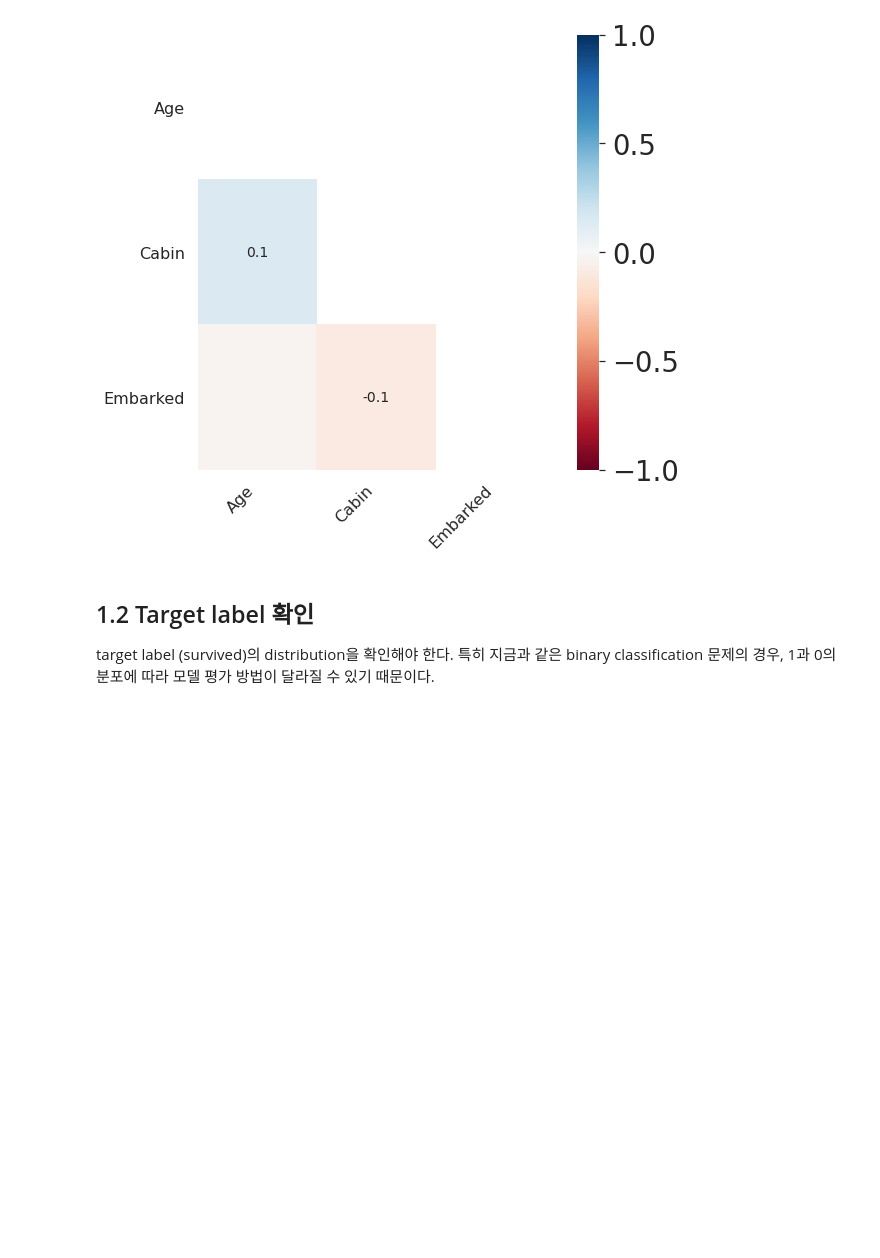
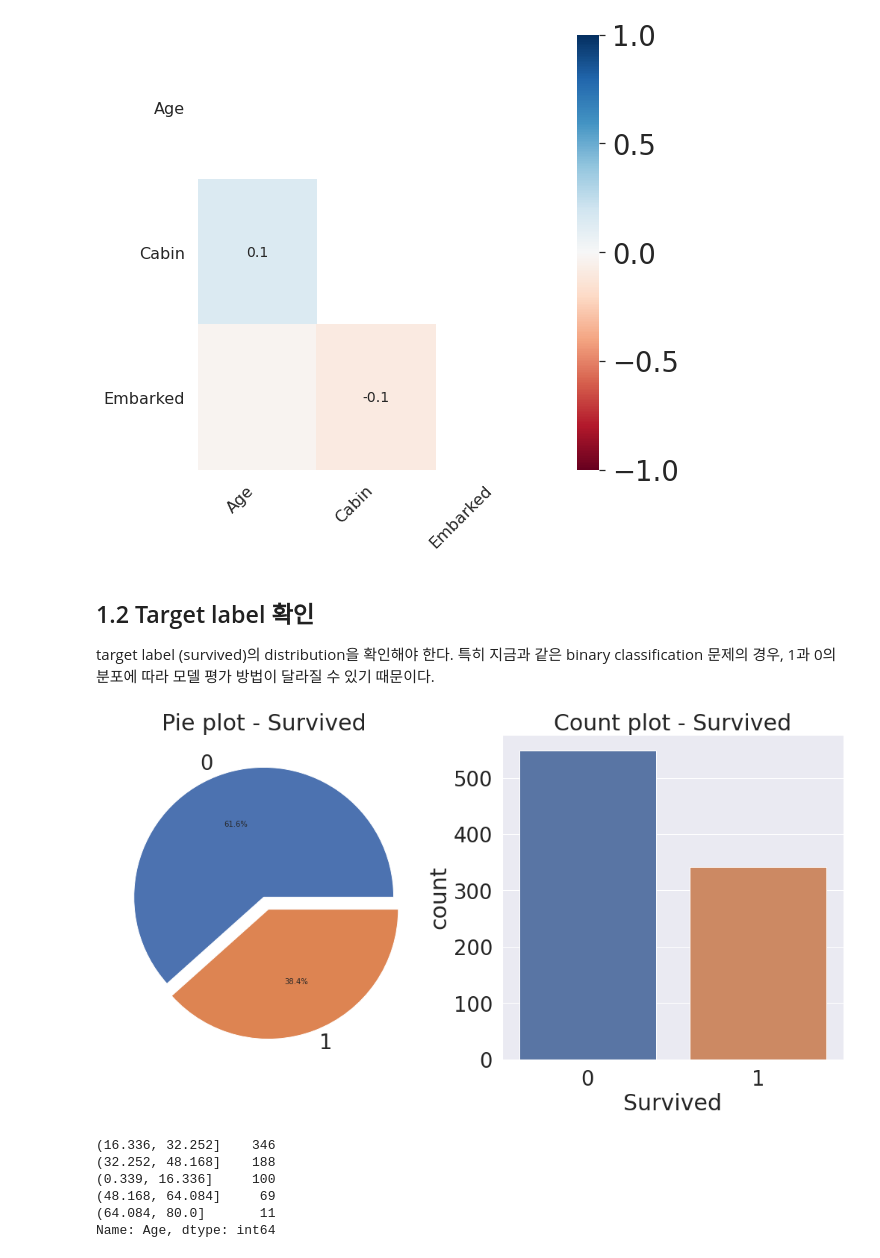
Before and after one commit to Soo-Im/Kaggle_Titanic, a Jupyter notebook: titanic-soo.ipynb, the cells around one changed output. Cells and saved outputs as stored; diff of their text form; code cells hidden in the pictures; blank space fills up the shorter version.

```diff
--- a/titanic-soo.ipynb
+++ b/titanic-soo.ipynb
@@ -125,4 +129,23 @@ target label (survived)의 distribution을 확인해야 한다. 특히 지금과
 # %%
 f, ax = plt.subplots(1,2,figsize=(18,8))
 
-df_train['Survived'].value_counts().plot.pie(explode=[0,0.1])
+df_train['Survived'].value_counts().plot.pie(explode=[0,0.1],autopct='%1.1f%%',ax=ax[0])
+ax[0].set_title('Pie plot - Survived')
+ax[0].set_ylabel('')
+sns.countplot('Survived',data=df_train,ax=ax[1])
+ax[1].set_title('Count plot - Survived')
+
+plt.show()
+# %% [output]
+[figure, added]
+# %%
+df_train['Survived'].value_counts(normalize=True) # normalize: count 대신 frequency
+df_train['Age'].value_counts(bins=5)  # bins: 범주를 나누어 count
+#df_train['Survived'].value_counts().plot()
+# %% [output]
+(16.336, 32.252]    346
+(32.252, 48.168]    188
+(0.339, 16.336]     100
+(48.168, 64.084]     69
+(64.084, 80.0]       11
+Name: Age, dtype: int64
```
Also changed, not shown: parts of 4 cells of this notebook.
